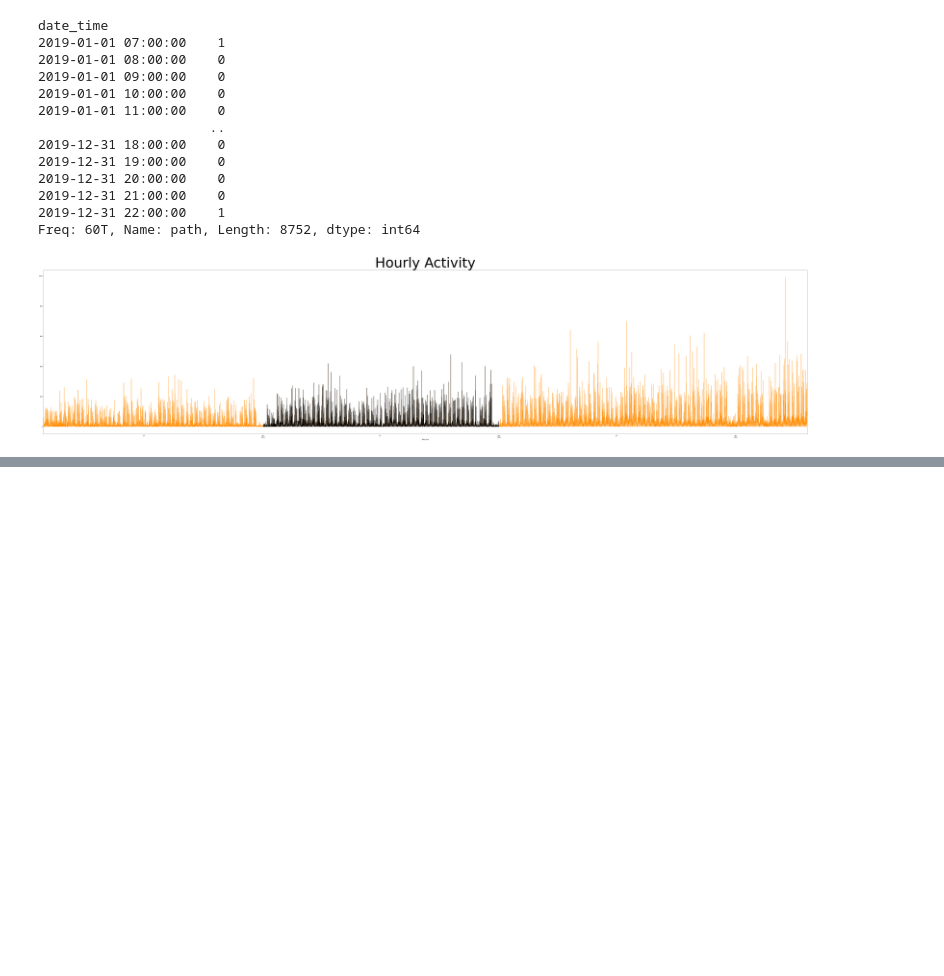
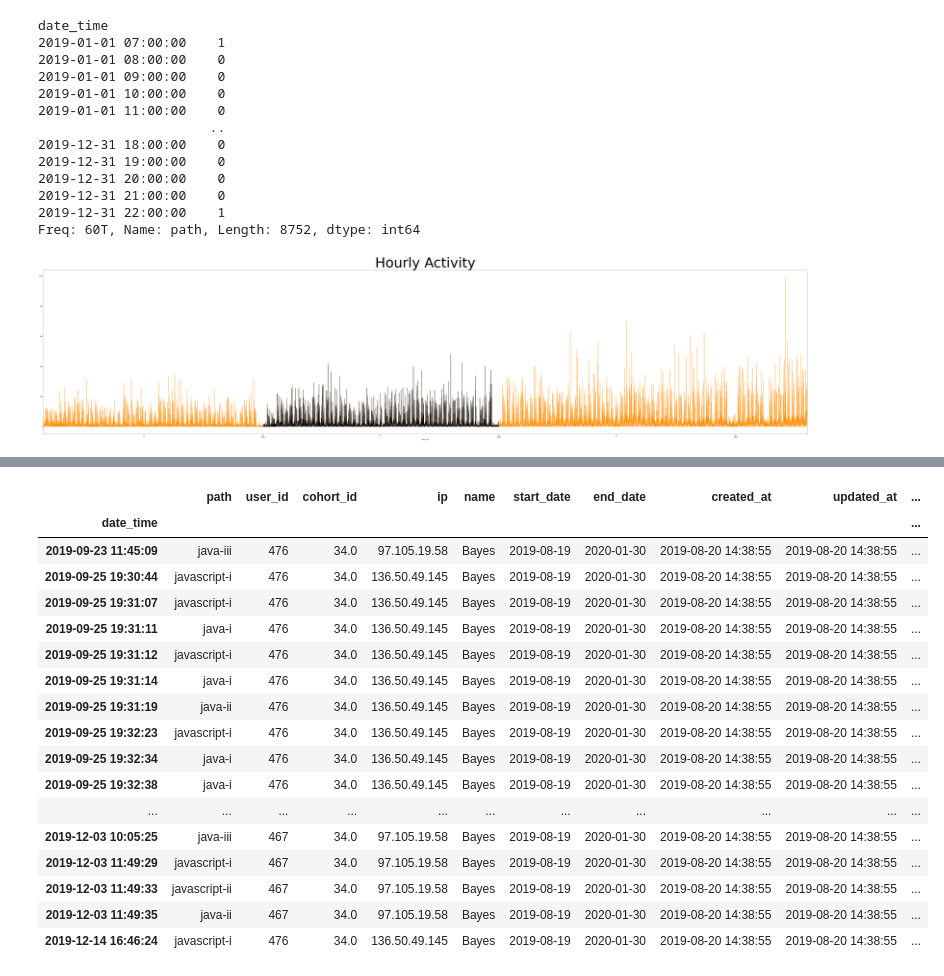
Before and after one commit to TeamTwoAnomaly/anomaly-project, a Jupyter notebook: bondy_workbook.ipynb, the cells around one changed output, grey strips where cells are left out. Cells and saved outputs as stored; diff of their text form; code cells hidden in the pictures; blank space fills up the shorter version.

```diff
--- a/bondy_workbook.ipynb
+++ b/bondy_workbook.ipynb
@@ -255,0 +252,6 @@ This provides no more clarity than the first chart.
+# %%
+# assign variables to respective program data
+full_stack_php = data_2019[data_2019.program_id == 1.0]
+full_stack_java = data_2019[data_2019.program_id == 2.0]
+data_science = data_2019[data_2019.program_id == 3.0]
+front_end = data_2019[data_2019.program_id == 4.0]
@@ -255,0 +317,23 @@ This provides no more clarity than the first chart.
+# %%
+# view records where datascience students had a path that contains 'java'
+cross_active = data_science[(data_science.path.str.contains('java') == True) & (data_science.name != 'Staff')]
+cross_active
+# %% [output]
+|  | path | user_id | cohort_id | ip | name | start_date | end_date | created_at | updated_at | ... |
+| date_time |  |  |  |  |  |  |  |  |  | ... |
+| 2019-09-23 11:45:09 | java-iii | 476 | 34.0 | 97.105.19.58 | Bayes | 2019-08-19 | 2020-01-30 | 2019-08-20 14:38:55 | 2019-08-20 14:38:55 | ... |
+| 2019-09-25 19:30:44 | javascript-i | 476 | 34.0 | 136.50.49.145 | Bayes | 2019-08-19 | 2020-01-30 | 2019-08-20 14:38:55 | 2019-08-20 14:38:55 | ... |
+| 2019-09-25 19:31:07 | javascript-i | 476 | 34.0 | 136.50.49.145 | Bayes | 2019-08-19 | 2020-01-30 | 2019-08-20 14:38:55 | 2019-08-20 14:38:55 | ... |
+| 2019-09-25 19:31:11 | java-i | 476 | 34.0 | 136.50.49.145 | Bayes | 2019-08-19 | 2020-01-30 | 2019-08-20 14:38:55 | 2019-08-20 14:38:55 | ... |
+| 2019-09-25 19:31:12 | javascript-i | 476 | 34.0 | 136.50.49.145 | Bayes | 2019-08-19 | 2020-01-30 | 2019-08-20 14:38:55 | 2019-08-20 14:38:55 | ... |
+| 2019-09-25 19:31:14 | java-i | 476 | 34.0 | 136.50.49.145 | Bayes | 2019-08-19 | 2020-01-30 | 2019-08-20 14:38:55 | 2019-08-20 14:38:55 | ... |
+| 2019-09-25 19:31:19 | java-ii | 476 | 34.0 | 136.50.49.145 | Bayes | 2019-08-19 | 2020-01-30 | 2019-08-20 14:38:55 | 2019-08-20 14:38:55 | ... |
+| 2019-09-25 19:32:23 | javascript-i | 476 | 34.0 | 136.50.49.145 | Bayes | 2019-08-19 | 2020-01-30 | 2019-08-20 14:38:55 | 2019-08-20 14:38:55 | ... |
+| 2019-09-25 19:32:34 | java-i | 476 | 34.0 | 136.50.49.145 | Bayes | 2019-08-19 | 2020-01-30 | 2019-08-20 14:38:55 | 2019-08-20 14:38:55 | ... |
+| 2019-09-25 19:32:38 | java-i | 476 | 34.0 | 136.50.49.145 | Bayes | 2019-08-19 | 2020-01-30 | 2019-08-20 14:38:55 | 2019-08-20 14:38:55 | ... |
+| ... | ... | ... | ... | ... | ... | ... | ... | ... | ... | ... |
+| 2019-12-03 10:05:25 | java-iii | 467 | 34.0 | 97.105.19.58 | Bayes | 2019-08-19 | 2020-01-30 | 2019-08-20 14:38:55 | 2019-08-20 14:38:55 | ... |
+| 2019-12-03 11:49:29 | javascript-i | 467 | 34.0 | 97.105.19.58 | Bayes | 2019-08-19 | 2020-01-30 | 2019-08-20 14:38:55 | 2019-08-20 14:38:55 | ... |
+| 2019-12-03 11:49:33 | javascript-ii | 467 | 34.0 | 97.105.19.58 | Bayes | 2019-08-19 | 2020-01-30 | 2019-08-20 14:38:55 | 2019-08-20 14:38:55 | ... |
+| 2019-12-03 11:49:35 | java-ii | 467 | 34.0 | 97.105.19.58 | Bayes | 2019-08-19 | 2020-01-30 | 2019-08-20 14:38:55 | 2019-08-20 14:38:55 | ... |
+| 2019-12-14 16:46:24 | javascript-i | 476 | 34.0 | 136.50.49.145 | Bayes | 2019-08-19 | 2020-01-30 | 2019-08-20 14:38:55 | 2019-08-20 14:38:55 | ... |
```
Also changed, not shown: parts of 28 cells of this notebook.
